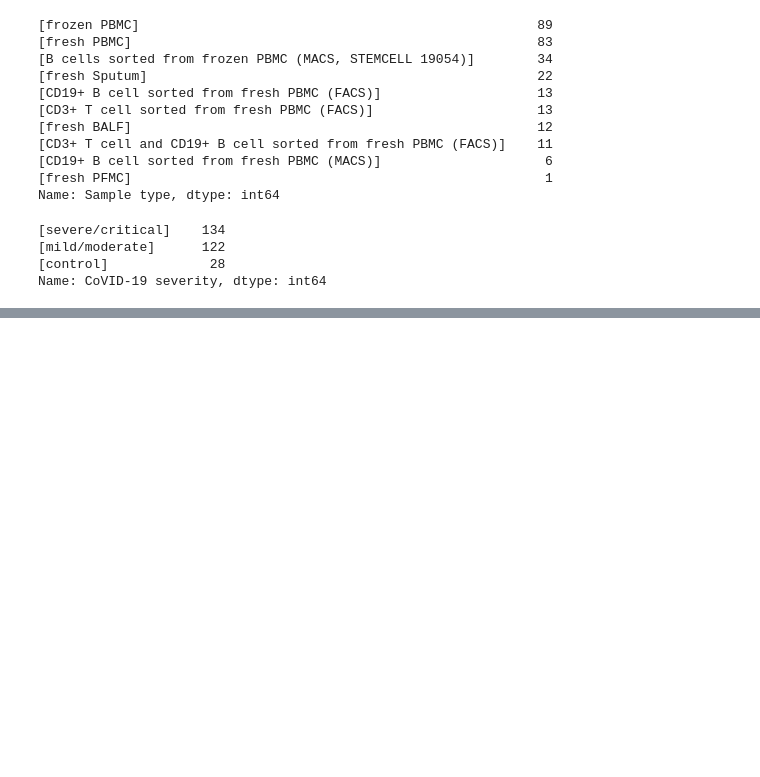
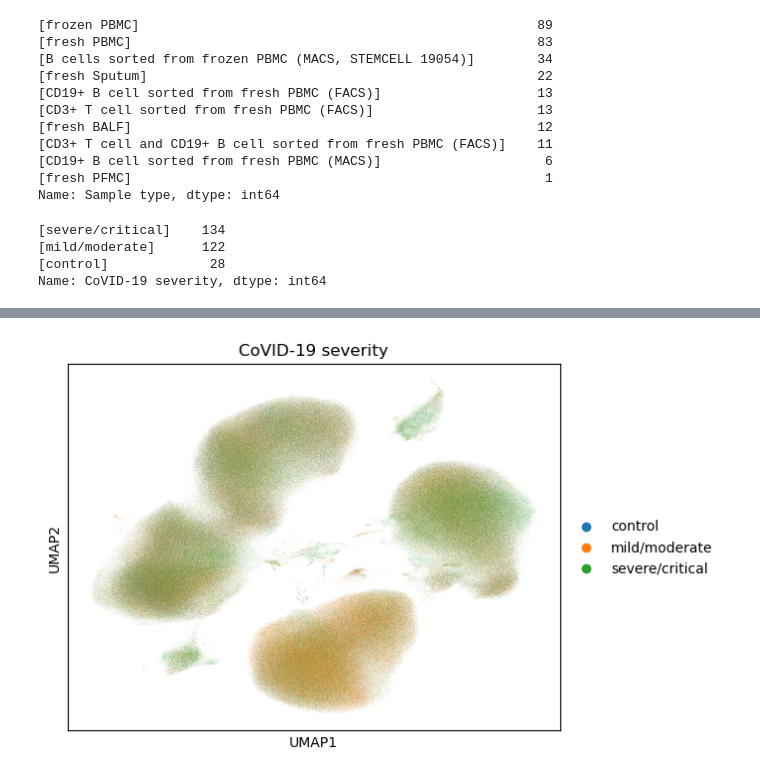
Before and after one commit to kd610/corona_single_cell_analysis, a Jupyter notebook: Load_GSE158055.ipynb, the cells around one changed output, grey strips where cells are left out. Saved outputs shown, nothing was run; the diff lists cells and outputs as text; code cells hidden in the pictures; blank space fills up the shorter version.

```diff
--- a/Load_GSE158055.ipynb
+++ b/Load_GSE158055.ipynb
@@ -73,0 +85,4 @@ Error:
+# %%
+sc.pl.umap(adata, color=['CoVID-19 severity'])
+# %% [output]
+[figure, added]
```
Also changed, not shown: parts of 3 cells of this notebook, 24 other files.
